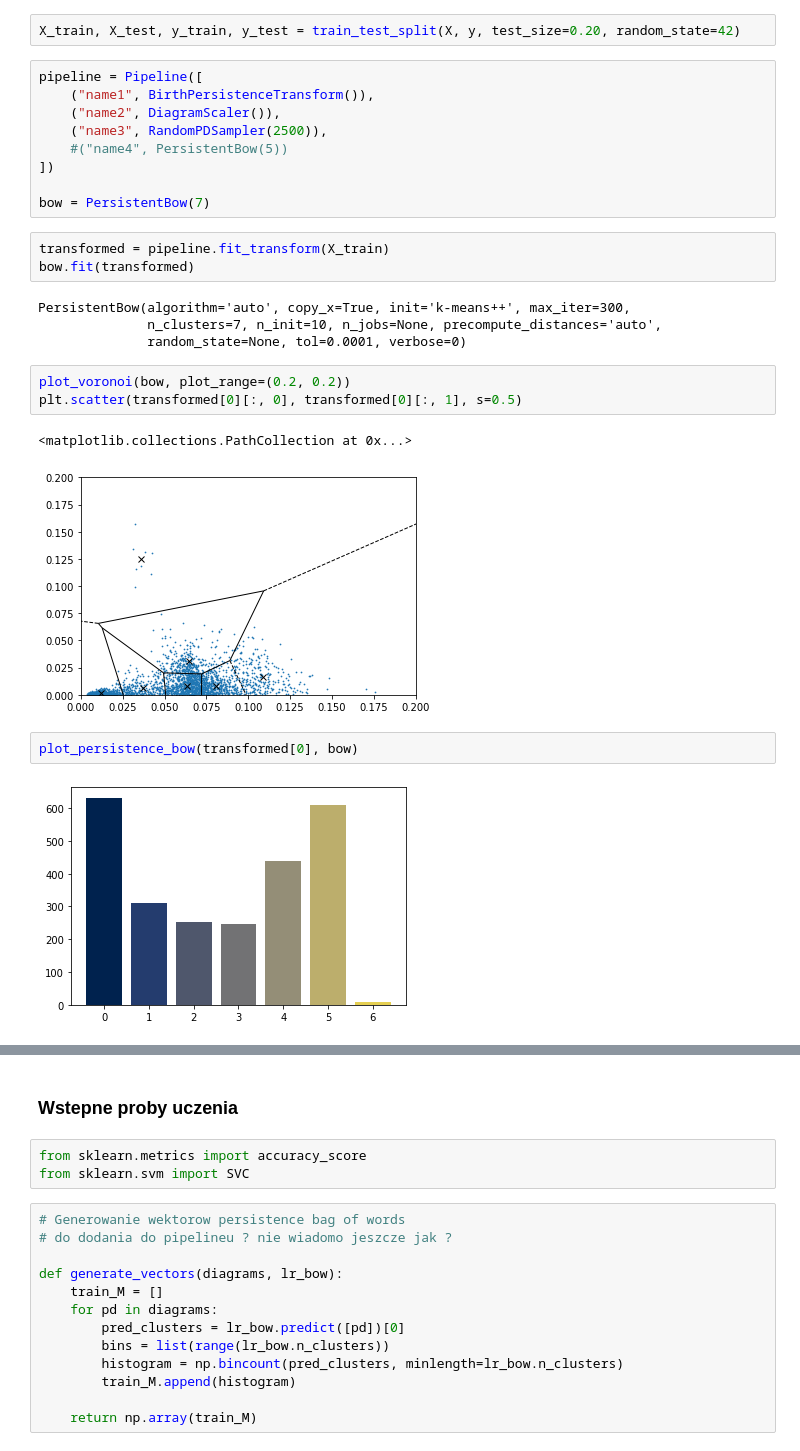
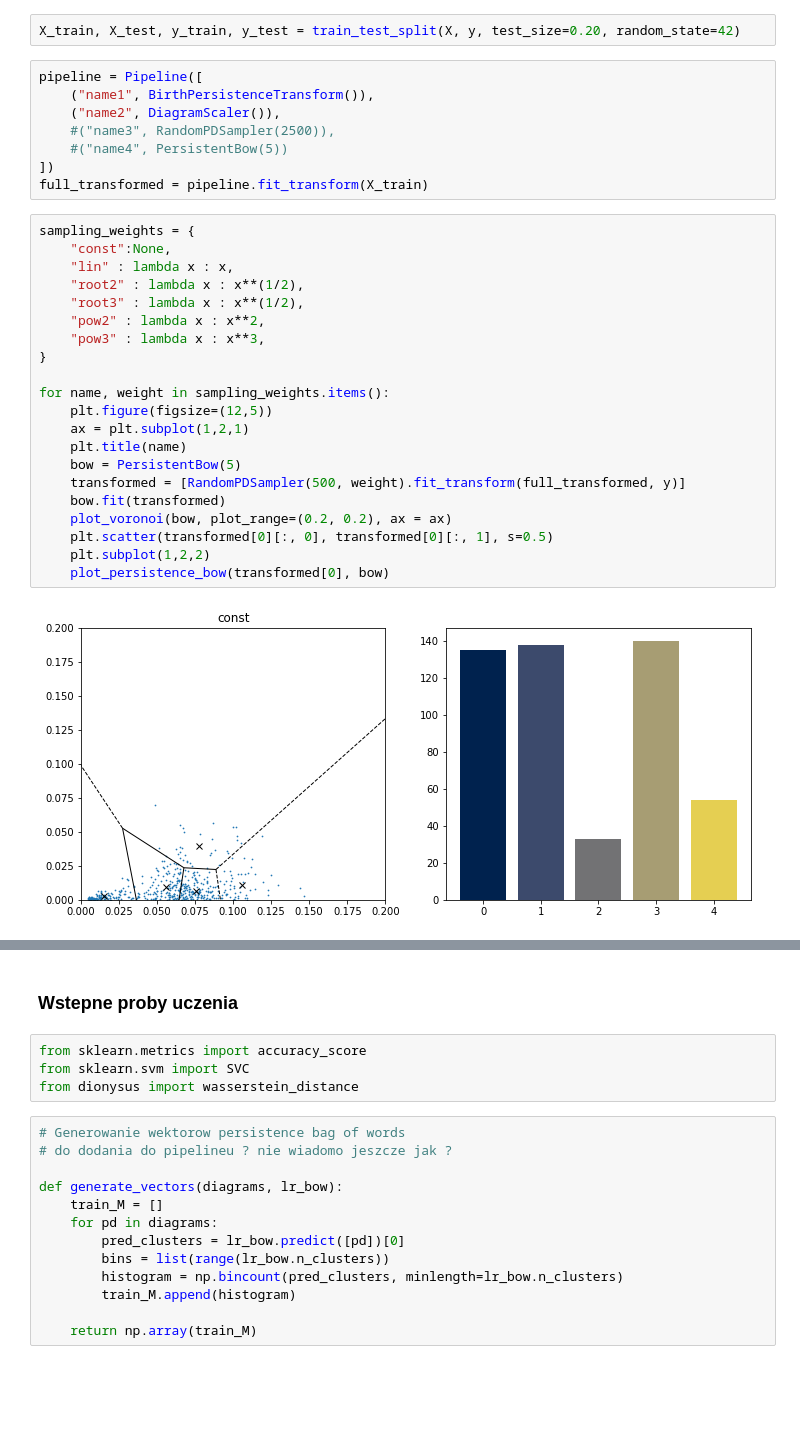
Before and after one commit to bazko1/PersistenceCodebooks, a Jupyter notebook: Initial sampling.ipynb, the cells around one changed output, grey strips where cells are left out. Cells and saved outputs as stored; diff of their text form; blank space fills up the shorter version.

Commit message:
RandomSampler breaks scikit interface, prepeare some data presentation in notebook

```diff
--- a/Initial sampling.ipynb
+++ b/Initial sampling.ipynb
@@ -75,25 +50,30 @@ X_train, X_test, y_train, y_test = train_test_split(X, y, test_size=0.20, random
 pipeline = Pipeline([
     ("name1", BirthPersistenceTransform()),
     ("name2", DiagramScaler()),
-    ("name3", RandomPDSampler(2500)),
+    #("name3", RandomPDSampler(2500)),
     #("name4", PersistentBow(5))
 ])
-
-bow = PersistentBow(7)
+full_transformed = pipeline.fit_transform(X_train)
-# %%
-transformed = pipeline.fit_transform(X_train)
-bow.fit(transformed)
-# %% [output]
-PersistentBow(algorithm='auto', copy_x=True, init='k-means++', max_iter=300,
-              n_clusters=7, n_init=10, n_jobs=None, precompute_distances='auto',
-              random_state=None, tol=0.0001, verbose=0)
-# %%
-plot_voronoi(bow, plot_range=(0.2, 0.2))
-plt.scatter(transformed[0][:, 0], transformed[0][:, 1], s=0.5)
-# %% [output]
-<matplotlib.collections.PathCollection at 0x...>
-[figure, removed]
-# %%
-plot_persistence_bow(transformed[0], bow)
-# %% [output]
-[figure, removed]
+# %%
+sampling_weights = {
+    "const":None,
+    "lin" : lambda x : x,
+    "root2" : lambda x : x**(1/2),
+    "root3" : lambda x : x**(1/2),
+    "pow2" : lambda x : x**2,
+    "pow3" : lambda x : x**3,
+}
+
+for name, weight in sampling_weights.items():
+    plt.figure(figsize=(12,5))
+    ax = plt.subplot(1,2,1)
+    plt.title(name)
+    bow = PersistentBow(5)
+    transformed = [RandomPDSampler(500, weight).fit_transform(full_transformed, y)]
+    bow.fit(transformed)
+    plot_voronoi(bow, plot_range=(0.2, 0.2), ax = ax)
+    plt.scatter(transformed[0][:, 0], transformed[0][:, 1], s=0.5)
+    plt.subplot(1,2,2)
+    plot_persistence_bow(transformed[0], bow)
+# %% [output]
+[figure, added]
@@ -102,6 +87,7 @@ plot_persistence_bow(transformed[0], bow)
 # %%
 from sklearn.metrics import accuracy_score
 from sklearn.svm import SVC
+from dionysus import wasserstein_distance
 # %%
 # Generowanie wektorow persistence bag of words
 # do dodania do pipelineu ? nie wiadomo jeszcze jak ?
```
Also changed, not shown: parts of 15 cells of this notebook, 2 other files.
